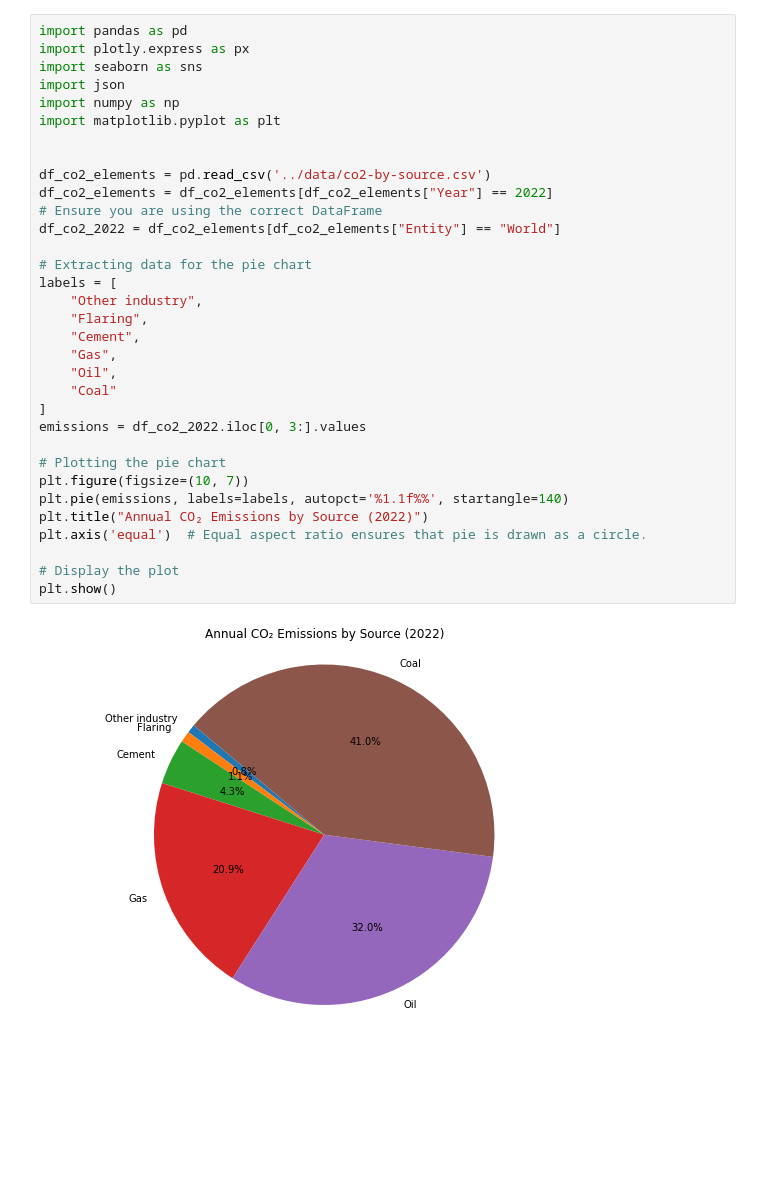
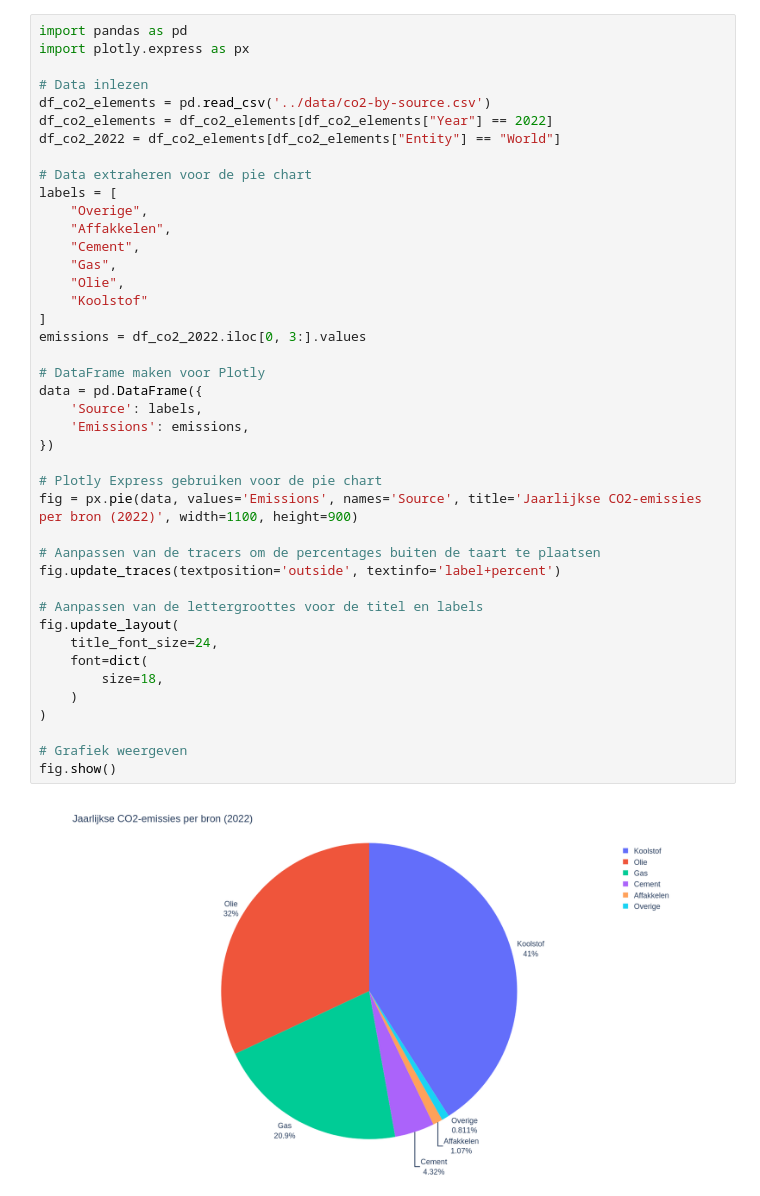
Before and after one commit to goofvanriet/infovis, a Jupyter notebook: notebooks/co2_sources_2022.ipynb, the cells around one changed output. Cells and saved outputs as stored; diff of their text form; blank space fills up the shorter version.

Commit message:
vertaling pie chart

```diff
--- a/notebooks/co2_sources_2022.ipynb
+++ b/notebooks/co2_sources_2022.ipynb
@@ -1,35 +1,44 @@
-# %%
-import pandas as pd
-import plotly.express as px
-import seaborn as sns
-import json
-import numpy as np
-import matplotlib.pyplot as plt
-
-
-df_co2_elements = pd.read_csv('../data/co2-by-source.csv')
-df_co2_elements = df_co2_elements[df_co2_elements["Year"] == 2022]
-# Ensure you are using the correct DataFrame
-df_co2_2022 = df_co2_elements[df_co2_elements["Entity"] == "World"]
-
-# Extracting data for the pie chart
-labels = [
-    "Other industry",
-    "Flaring",
-    "Cement",
-    "Gas",
-    "Oil",
-    "Coal"
-]
-emissions = df_co2_2022.iloc[0, 3:].values
-
-# Plotting the pie chart
-plt.figure(figsize=(10, 7))
-plt.pie(emissions, labels=labels, autopct='%1.1f%%', startangle=140)
-plt.title("Annual CO₂ Emissions by Source (2022)")
-plt.axis('equal')  # Equal aspect ratio ensures that pie is drawn as a circle.
-
-# Display the plot
-plt.show()
-# %% [output]
-[figure, removed]
+# %%
+import pandas as pd
+import plotly.express as px
+
+# Data inlezen
+df_co2_elements = pd.read_csv('../data/co2-by-source.csv')
+df_co2_elements = df_co2_elements[df_co2_elements["Year"] == 2022]
+df_co2_2022 = df_co2_elements[df_co2_elements["Entity"] == "World"]
+
+# Data extraheren voor de pie chart
+labels = [
+    "Overige",
+    "Affakkelen",
+    "Cement",
+    "Gas",
+    "Olie",
+    "Koolstof"
+]
+emissions = df_co2_2022.iloc[0, 3:].values
+
+# DataFrame maken voor Plotly
+data = pd.DataFrame({
+    'Source': labels,
+    'Emissions': emissions,
+})
+
+# Plotly Express gebruiken voor de pie chart
+fig = px.pie(data, values='Emissions', names='Source', title='Jaarlijkse CO2-emissies per bron (2022)', width=1100, height=900)
+
+# Aanpassen van de tracers om de percentages buiten de taart te plaatsen
+fig.update_traces(textposition='outside', textinfo='label+percent')
+
+# Aanpassen van de lettergroottes voor de titel en labels
+fig.update_layout(
+    title_font_size=24,
+    font=dict(
+        size=18,
+    )
+)
+
+# Grafiek weergeven
+fig.show()
+# %% [output]
+[figure, added]
```
